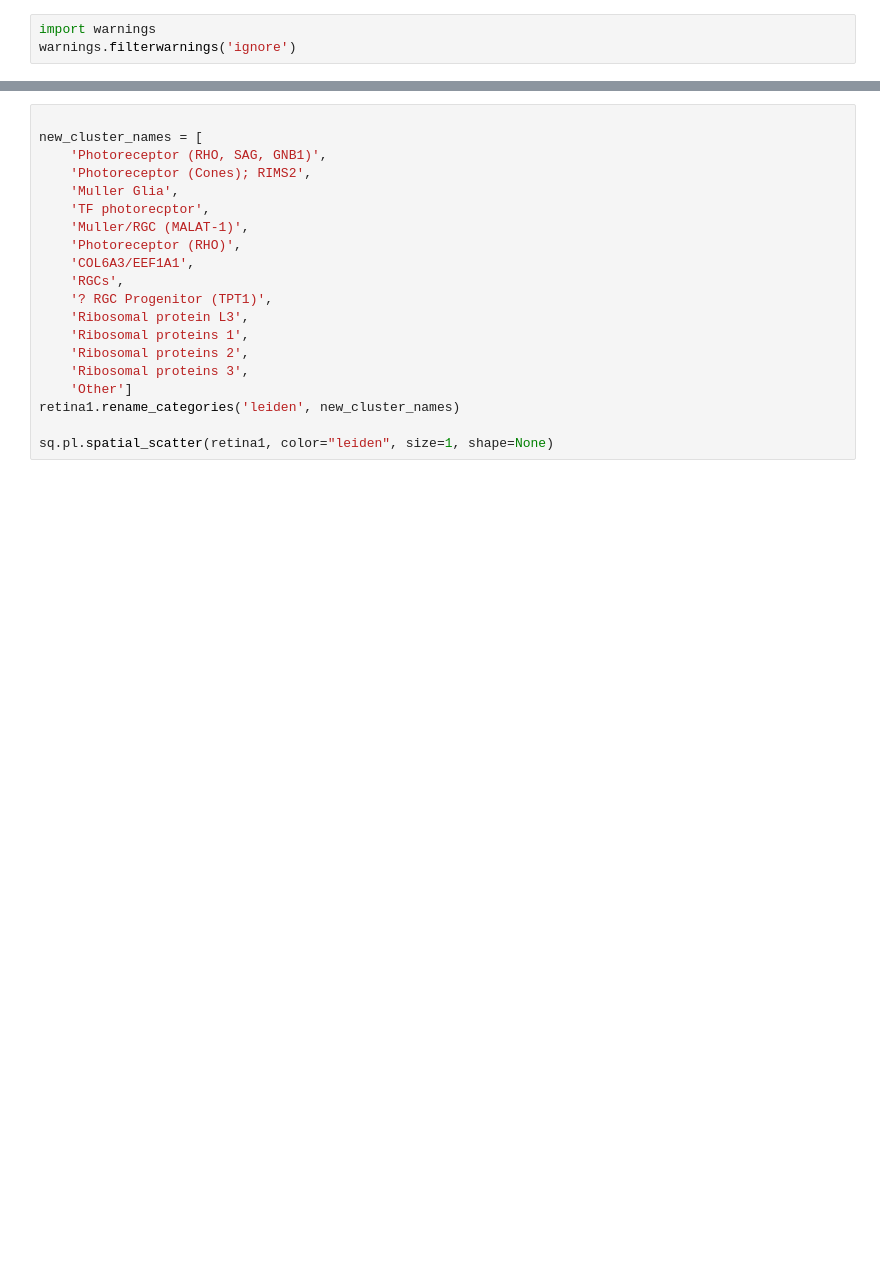
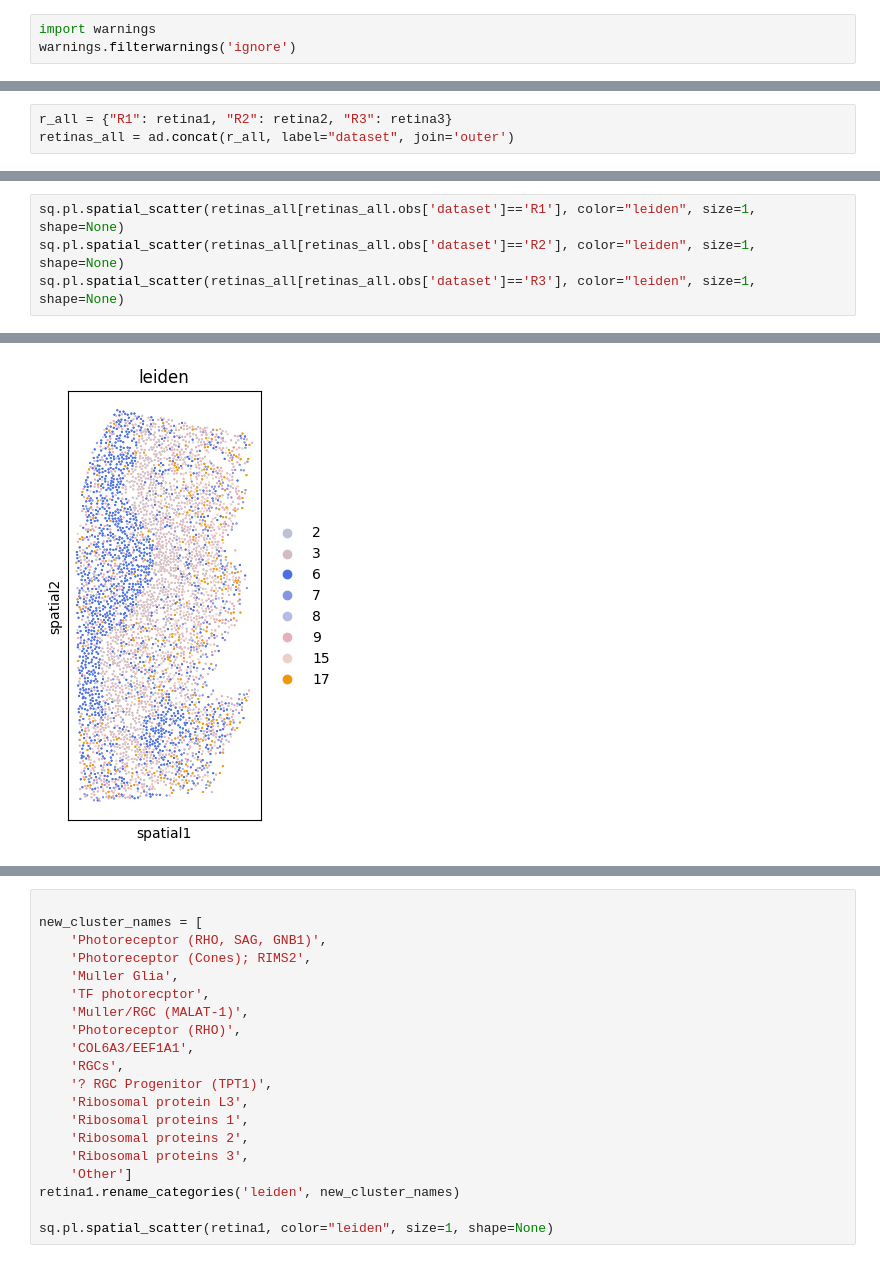
Before and after one commit to distasiolab/SHiPBIO, a Jupyter notebook: src/RetinaAnalysis_001.ipynb, the cells around one changed output, grey strips where cells are left out. Saved outputs shown, nothing was run; the diff lists cells and outputs as text; blank space fills up the shorter version.

```diff
--- a/src/RetinaAnalysis_001.ipynb
+++ b/src/RetinaAnalysis_001.ipynb
@@ -47,0 +80,3 @@ Filtering...
+# %%
+r_all = {"R1": retina1, "R2": retina2, "R3": retina3}
+retinas_all = ad.concat(r_all, label="dataset", join='outer')
@@ -47,0 +125,5 @@ Filtering...
+# %%
+sq.pl.spatial_scatter(retinas_all[retinas_all.obs['dataset']=='R1'], color="leiden", size=1, shape=None)
+sq.pl.spatial_scatter(retinas_all[retinas_all.obs['dataset']=='R2'], color="leiden", size=1, shape=None)
+sq.pl.spatial_scatter(retinas_all[retinas_all.obs['dataset']=='R3'], color="leiden", size=1, shape=None)
+# %% [output]
@@ -47,0 +133 @@ Filtering...
+[figure, added]
```
Also changed, not shown: parts of 13 cells of this notebook, 2 other files.
